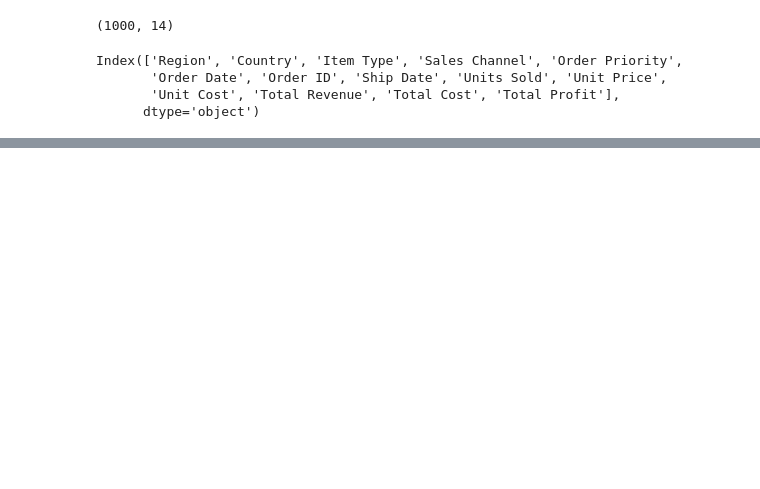
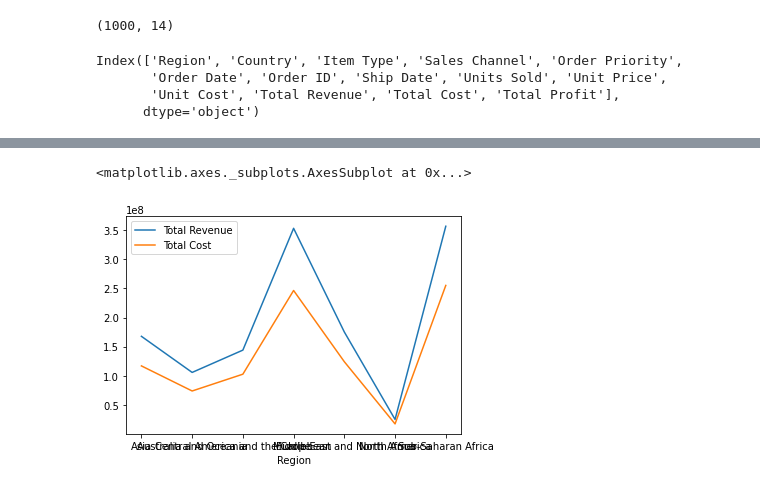
Before and after one commit to onewithano/ML_IIITH, a Jupyter notebook: python_sales_data.ipynb, the cells around one changed output, grey strips where cells are left out. Cells and saved outputs as stored; diff of their text form; code cells hidden in the pictures; blank space fills up the shorter version.

```diff
--- a/python_sales_data.ipynb
+++ b/python_sales_data.ipynb
@@ -45,0 +100,5 @@ sales_data.describe()
+# %%
+Regionwise_sales.plot.line()
+# %% [output]
+<matplotlib.axes._subplots.AxesSubplot at 0x...>
+[figure, added]
```
Also changed, not shown: parts of 14 cells of this notebook.
